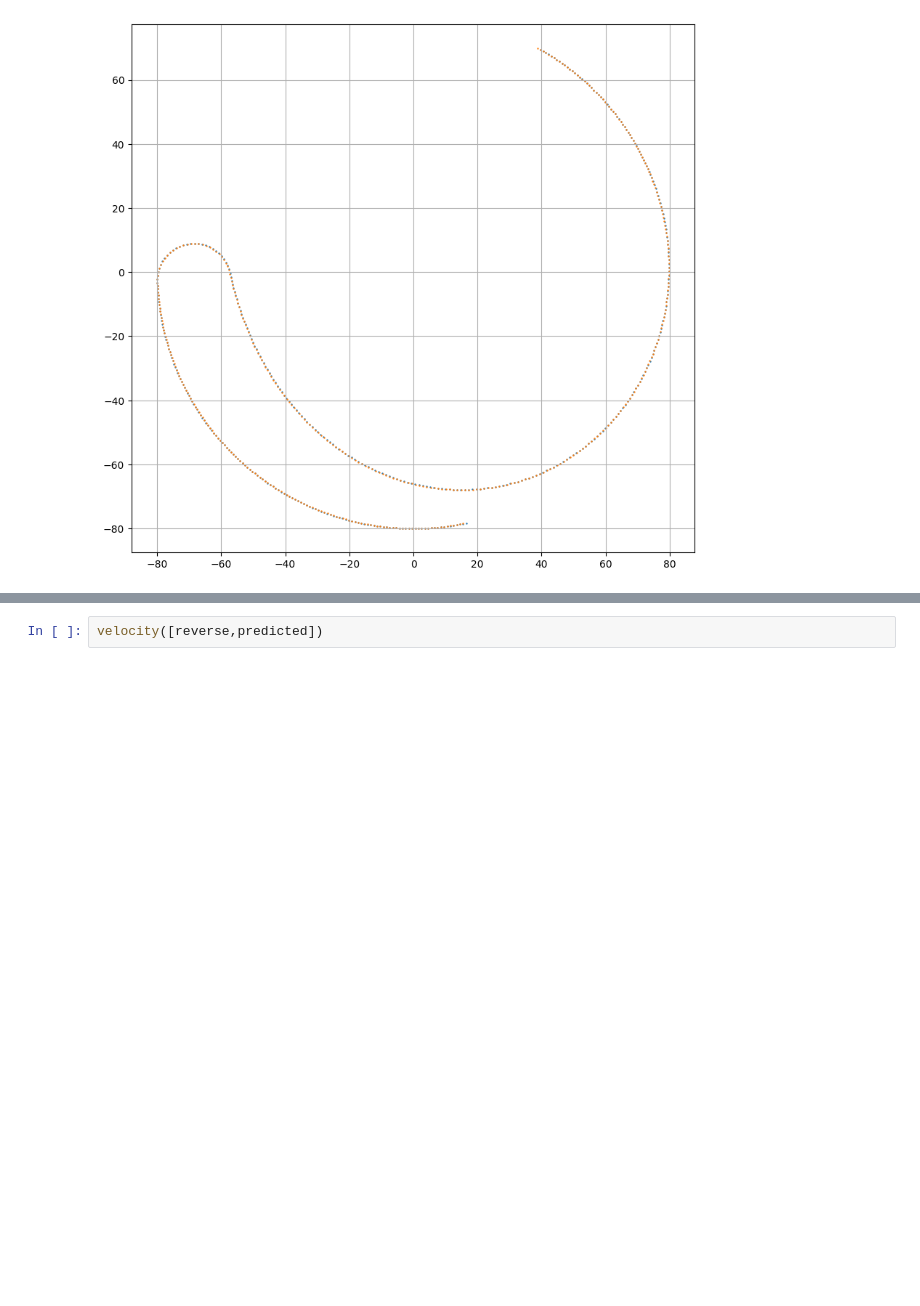
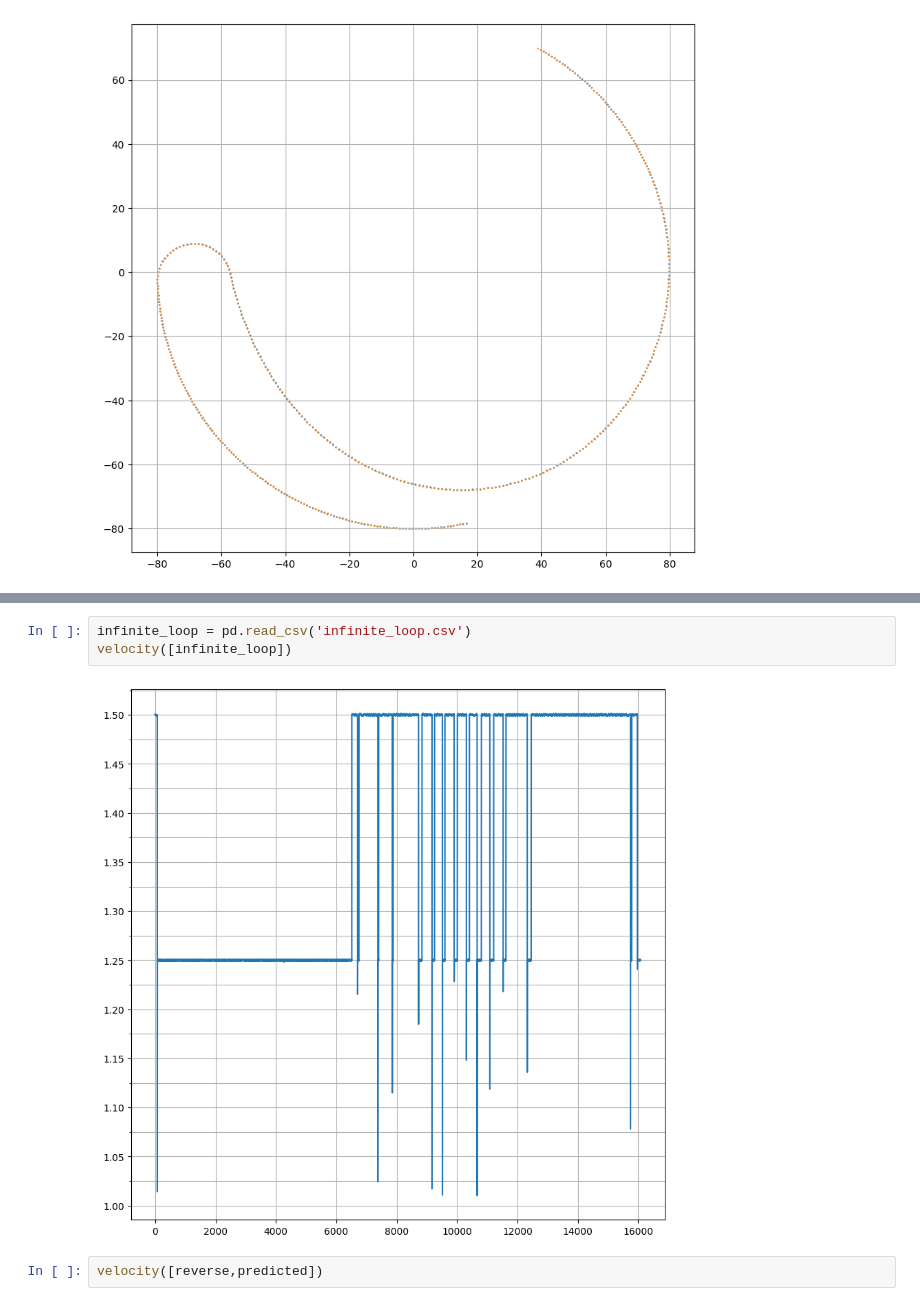
Before and after one commit to hemisemidemipresent/ace, a Jupyter notebook: data.ipynb, the cells around one changed output, grey strips where cells are left out. Cells and saved outputs as stored; diff of their text form; blank space fills up the shorter version.

```diff
--- a/data.ipynb
+++ b/data.ipynb
@@ -229,3 +356,8 @@ velocity([shredder[:500], predicted[:500]])
+# %%
+infinite_loop = pd.read_csv('infinite_loop.csv')
+velocity([infinite_loop])
+# %% [output]
+[figure, added]
 # %%
 velocity([reverse,predicted])
 # %% [output]
```
Also changed, not shown: parts of 13 cells of this notebook, 13 other files.
